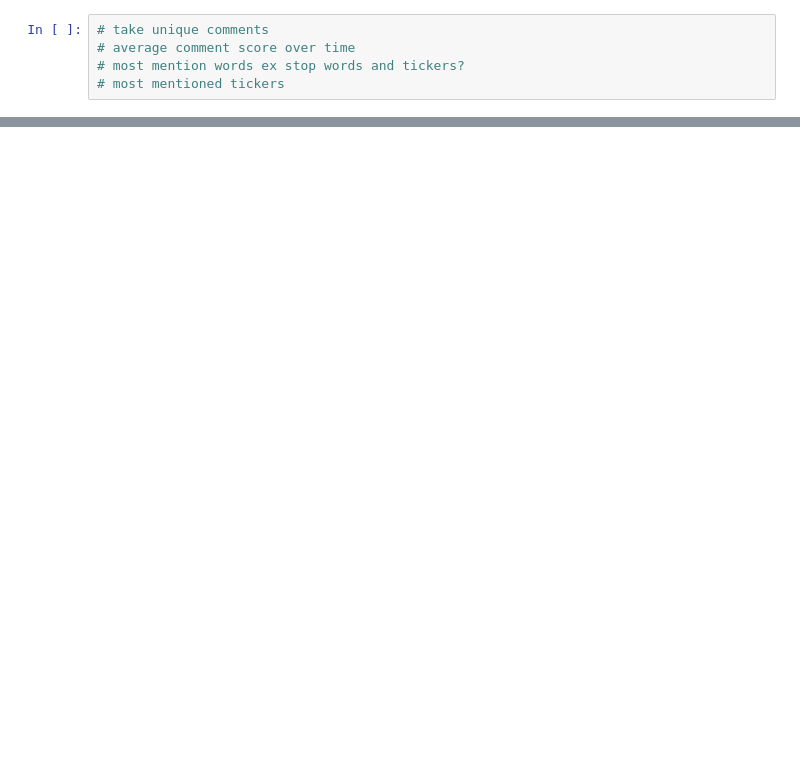
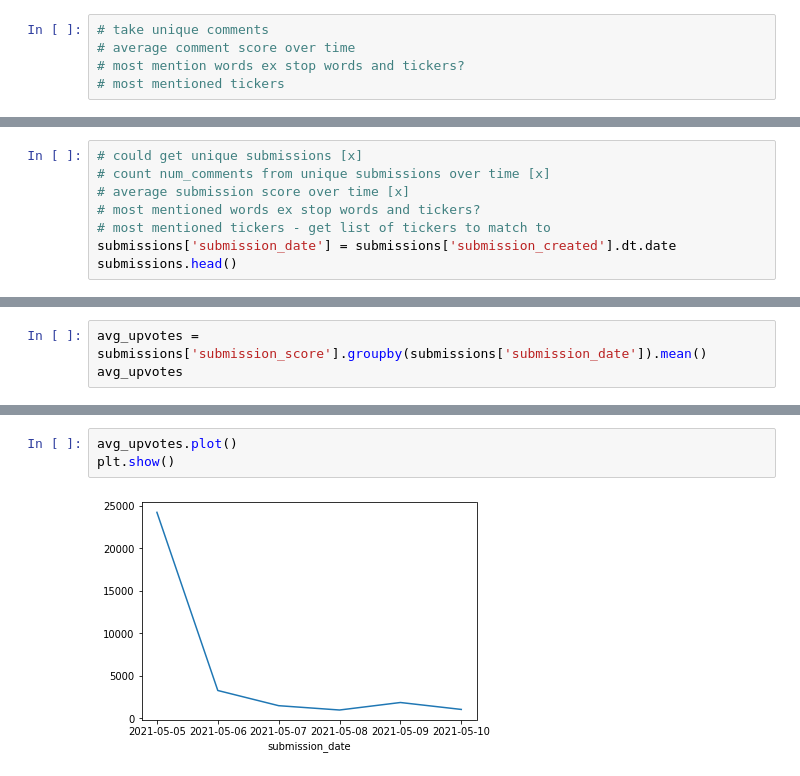
Before and after one commit to jbell1991/reddit-scraping, a Jupyter notebook: data-analysis.ipynb, the cells around one changed output, grey strips where cells are left out. Drawn from its saved outputs; the diff is of its cells as text; blank space fills up the shorter version.

```diff
--- a/data-analysis.ipynb
+++ b/data-analysis.ipynb
@@ -89,0 +101,8 @@ comments.head()
+# %%
+# could get unique submissions [x]
+# count num_comments from unique submissions over time [x]
+# average submission score over time [x]
+# most mentioned words ex stop words and tickers?
+# most mentioned tickers - get list of tickers to match to
+submissions['submission_date'] = submissions['submission_created'].dt.date
+submissions.head()
@@ -89,0 +116,3 @@ comments.head()
+# %%
+avg_upvotes = submissions['submission_score'].groupby(submissions['submission_date']).mean()
+avg_upvotes
@@ -89,0 +163,5 @@ comments.head()
+# %%
+avg_upvotes.plot()
+plt.show()
+# %% [output]
+[figure, added]
```
Also changed, not shown: parts of 22 cells of this notebook, 1 other file.
